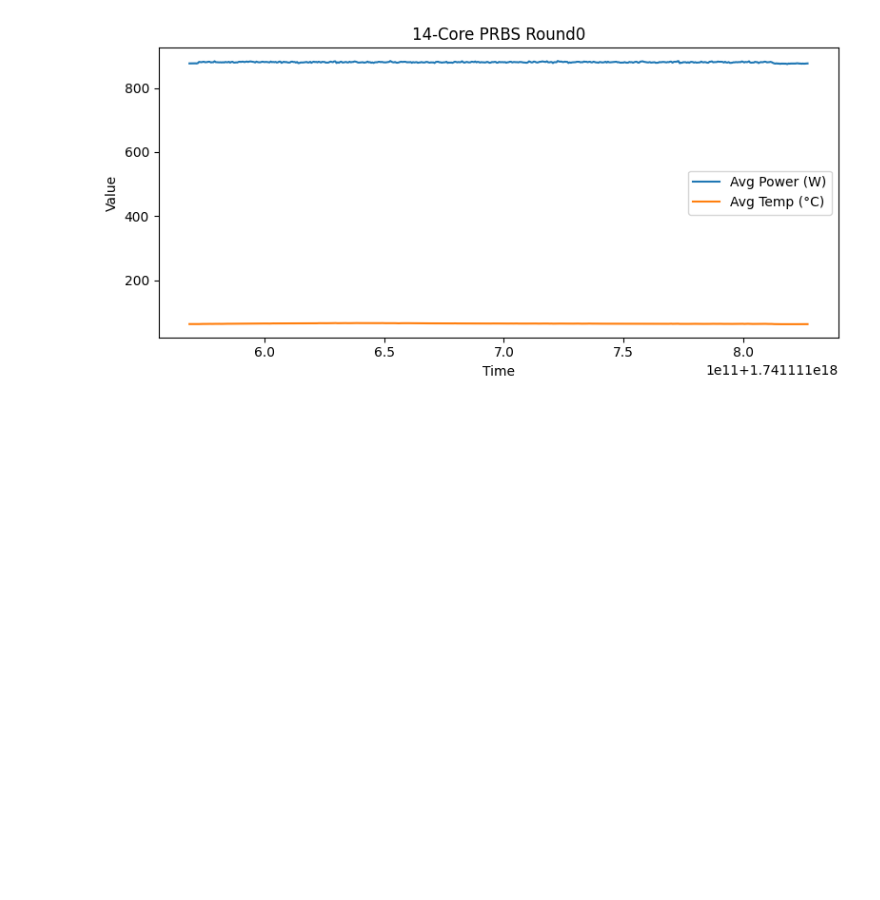
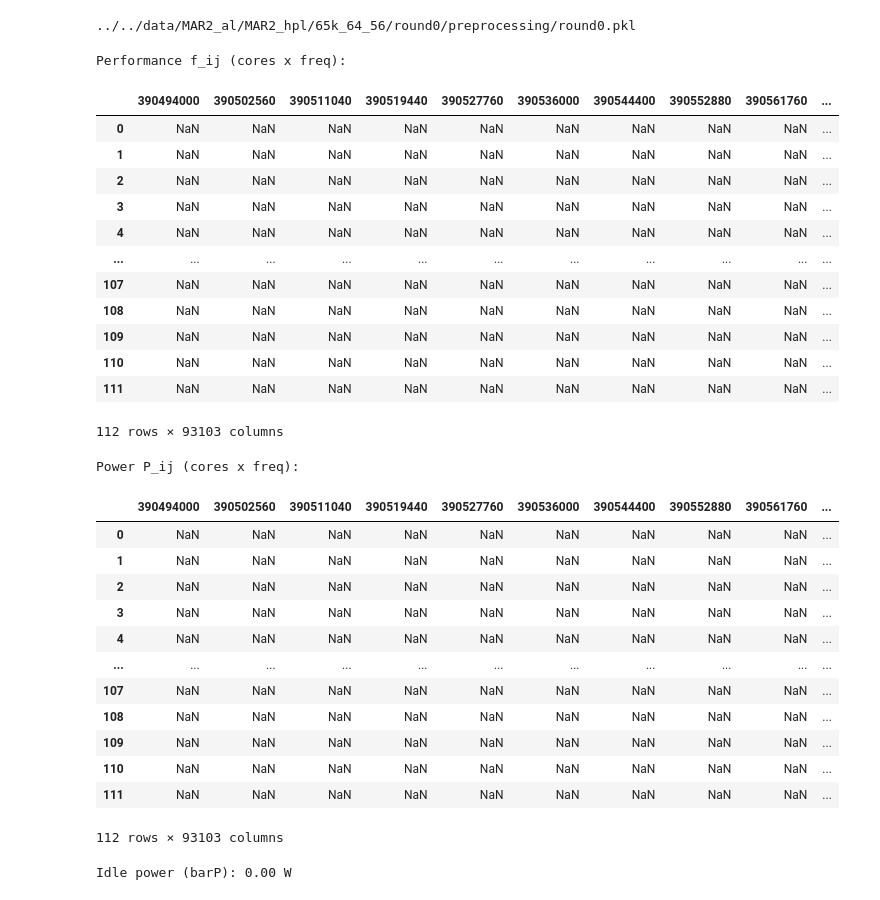
Before and after one commit to Yaozzzx/HPCE, a Jupyter notebook: notebooks/data_preprocessing/visualizations.ipynb, the cells around one changed output. Cells and saved outputs as stored; diff of their text form; code cells hidden in the pictures; blank space fills up the shorter version.

```diff
--- a/notebooks/data_preprocessing/visualizations.ipynb
+++ b/notebooks/data_preprocessing/visualizations.ipynb
@@ -92,19 +131,45 @@ display(summary_df.round(2))
-# %%
-# quick visual for round0
-if "round0" in summary_df.index:
-
-    df0   = process_round(rounds[0])
-    avg_p = df0[[c for c in df0 if c.startswith("P_core_")]].mean(axis=1)
-    avg_t = df0[[c for c in df0 if c.startswith("T_core_")]].mean(axis=1)
-
-    plt.figure(figsize=(8,4))
-    plt.plot(avg_p.index, avg_p, label="Avg Power (W)")
-    plt.plot(avg_t.index, avg_t, label="Avg Temp (°C)")
-    plt.xlabel("Time")
-    plt.ylabel("Value")
-    plt.title("14-Core PRBS Round0")
-    plt.legend()
-    plt.tight_layout()
-    plt.show()
-# %% [output]
-[figure, removed]
+# %%
+data = load_round_pkl(BASE_DIR)
+# %% [output]
+../../data/MAR2_al/MAR2_hpl/65k_64_56/round0/preprocessing/round0.pkl
+# %%
+f_ij, P_ij, barP = derive_performance_and_power(data)
+# %%
+# Display derived tables
+print("Performance f_ij (cores x freq):")
+display(f_ij)
+
+print("\nPower P_ij (cores x freq):")
+display(P_ij)
+
+print(f"\nIdle power (barP): {barP:.2f} W")
+# %% [output]
+Performance f_ij (cores x freq):
+|  | 390494000 | 390502560 | 390511040 | 390519440 | 390527760 | 390536000 | 390544400 | 390552880 | 390561760 | ... |
+| 0 | NaN | NaN | NaN | NaN | NaN | NaN | NaN | NaN | NaN | ... |
+| 1 | NaN | NaN | NaN | NaN | NaN | NaN | NaN | NaN | NaN | ... |
+| 2 | NaN | NaN | NaN | NaN | NaN | NaN | NaN | NaN | NaN | ... |
+| 3 | NaN | NaN | NaN | NaN | NaN | NaN | NaN | NaN | NaN | ... |
+| 4 | NaN | NaN | NaN | NaN | NaN | NaN | NaN | NaN | NaN | ... |
+| ... | ... | ... | ... | ... | ... | ... | ... | ... | ... | ... |
+| 107 | NaN | NaN | NaN | NaN | NaN | NaN | NaN | NaN | NaN | ... |
+| 108 | NaN | NaN | NaN | NaN | NaN | NaN | NaN | NaN | NaN | ... |
+| 109 | NaN | NaN | NaN | NaN | NaN | NaN | NaN | NaN | NaN | ... |
+| 110 | NaN | NaN | NaN | NaN | NaN | NaN | NaN | NaN | NaN | ... |
+| 111 | NaN | NaN | NaN | NaN | NaN | NaN | NaN | NaN | NaN | ... |
+112 rows × 93103 columns
+Power P_ij (cores x freq):
+|  | 390494000 | 390502560 | 390511040 | 390519440 | 390527760 | 390536000 | 390544400 | 390552880 | 390561760 | ... |
+| 0 | NaN | NaN | NaN | NaN | NaN | NaN | NaN | NaN | NaN | ... |
+| 1 | NaN | NaN | NaN | NaN | NaN | NaN | NaN | NaN | NaN | ... |
+| 2 | NaN | NaN | NaN | NaN | NaN | NaN | NaN | NaN | NaN | ... |
+| 3 | NaN | NaN | NaN | NaN | NaN | NaN | NaN | NaN | NaN | ... |
+| 4 | NaN | NaN | NaN | NaN | NaN | NaN | NaN | NaN | NaN | ... |
+| ... | ... | ... | ... | ... | ... | ... | ... | ... | ... | ... |
+| 107 | NaN | NaN | NaN | NaN | NaN | NaN | NaN | NaN | NaN | ... |
+| 108 | NaN | NaN | NaN | NaN | NaN | NaN | NaN | NaN | NaN | ... |
+| 109 | NaN | NaN | NaN | NaN | NaN | NaN | NaN | NaN | NaN | ... |
+| 110 | NaN | NaN | NaN | NaN | NaN | NaN | NaN | NaN | NaN | ... |
+| 111 | NaN | NaN | NaN | NaN | NaN | NaN | NaN | NaN | NaN | ... |
+112 rows × 93103 columns
+Idle power (barP): 0.00 W
```
Also changed, not shown: parts of 6 cells of this notebook.
